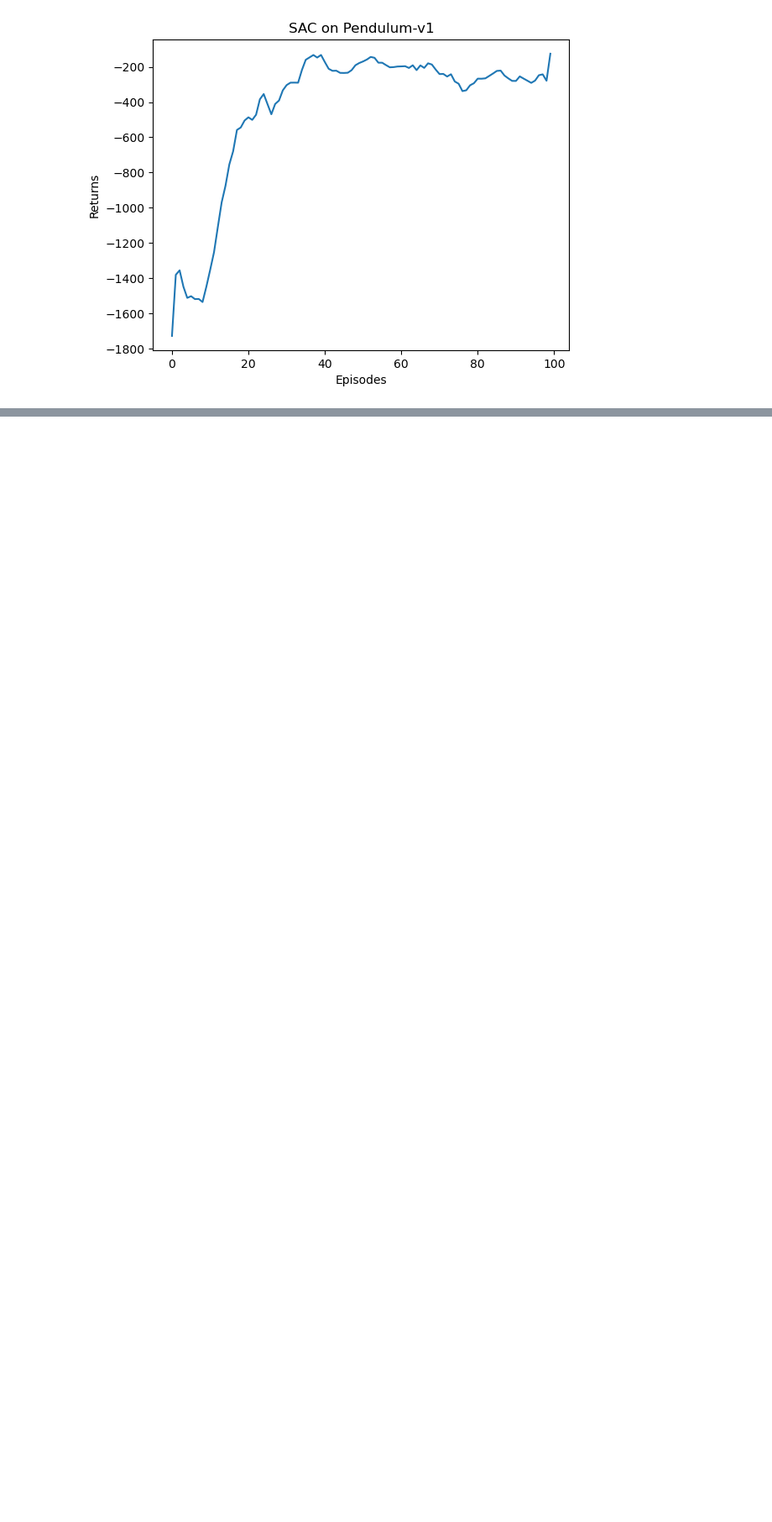
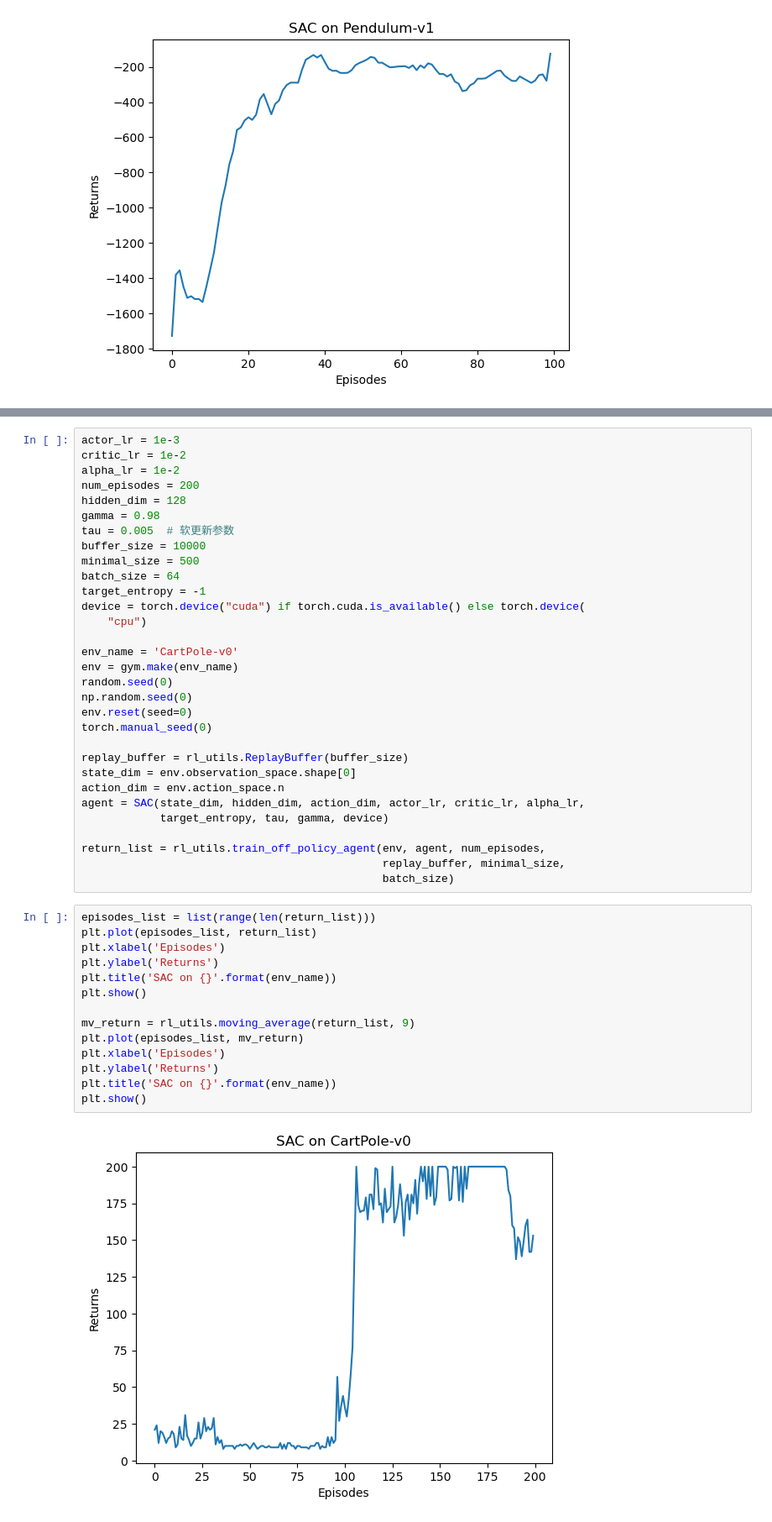
Before and after one commit to LCannan/RL-tutorial, a Jupyter notebook: SAC.ipynb, the cells around one changed output, grey strips where cells are left out. Shown at 84% size. Cells and saved outputs as stored; diff of their text form; blank space fills up the shorter version.

```diff
--- a/SAC.ipynb
+++ b/SAC.ipynb
@@ -204,0 +332,47 @@ plt.show()
+# %%
+actor_lr = 1e-3
+critic_lr = 1e-2
+alpha_lr = 1e-2
+num_episodes = 200
+hidden_dim = 128
+gamma = 0.98
+tau = 0.005  # 软更新参数
+buffer_size = 10000
+minimal_size = 500
+batch_size = 64
+target_entropy = -1
+device = torch.device("cuda") if torch.cuda.is_available() else torch.device(
+    "cpu")
+
+env_name = 'CartPole-v0'
+env = gym.make(env_name)
+random.seed(0)
+np.random.seed(0)
+env.reset(seed=0)
+torch.manual_seed(0)
+
+replay_buffer = rl_utils.ReplayBuffer(buffer_size)
+state_dim = env.observation_space.shape[0]
+action_dim = env.action_space.n
+agent = SAC(state_dim, hidden_dim, action_dim, actor_lr, critic_lr, alpha_lr,
+            target_entropy, tau, gamma, device)
+
+return_list = rl_utils.train_off_policy_agent(env, agent, num_episodes,
+                                              replay_buffer, minimal_size,
+                                              batch_size)
+# %%
+episodes_list = list(range(len(return_list)))
+plt.plot(episodes_list, return_list)
+plt.xlabel('Episodes')
+plt.ylabel('Returns')
+plt.title('SAC on {}'.format(env_name))
+plt.show()
+
+mv_return = rl_utils.moving_average(return_list, 9)
+plt.plot(episodes_list, mv_return)
+plt.xlabel('Episodes')
+plt.ylabel('Returns')
+plt.title('SAC on {}'.format(env_name))
+plt.show()
+# %% [output]
+[figure, added]
```
Also changed, not shown: parts of 4 cells of this notebook, 4 other files.
